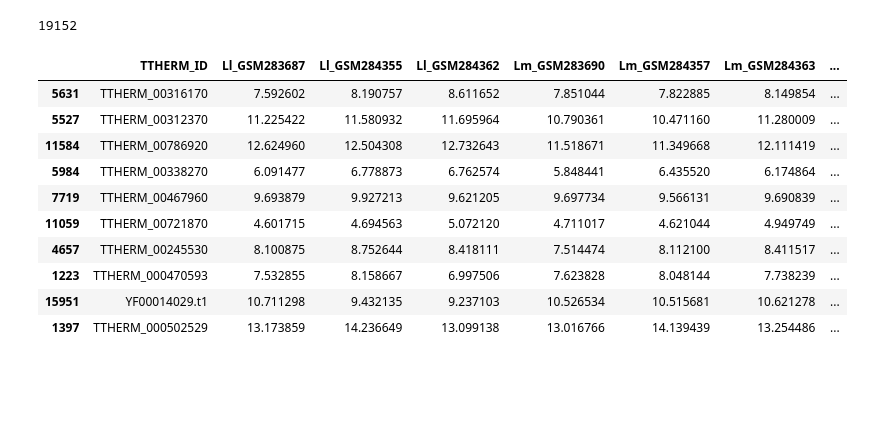
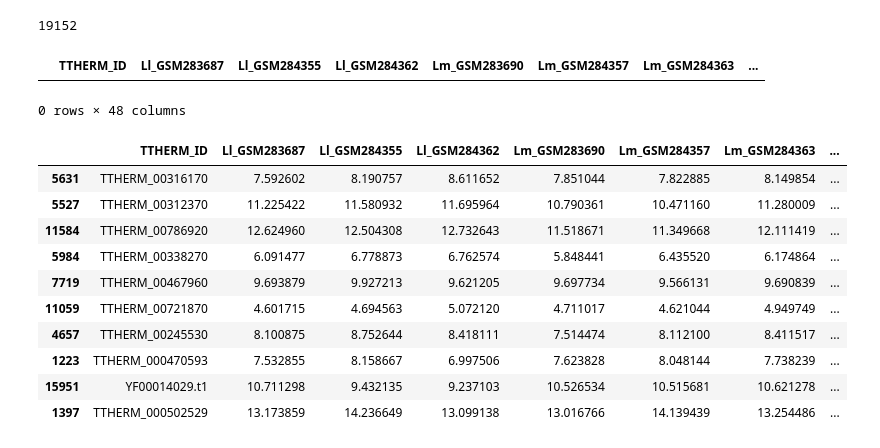
Before and after one commit to ltsypin/TGNE-2022, a Jupyter notebook: TGNE/embedding/all.ipynb, the cells around one changed output. Drawn from its saved outputs; the diff is of its cells as text; code cells hidden in the pictures; blank space fills up the shorter version.

```diff
--- a/TGNE/embedding/all.ipynb
+++ b/TGNE/embedding/all.ipynb
@@ -15,6 +15,13 @@ num_genes = full_filtered_df.shape[0]
 num_genes
 # %% [output]
 19152
+# %%
+ndf = microarray_utils.normalize_expression_per_gene(full_filtered_df, z=True)
+# %%
+ndf[ndf.isna().any(axis=1)]
+# %% [output]
+|  | TTHERM_ID | Ll_GSM283687 | Ll_GSM284355 | Ll_GSM284362 | Lm_GSM283690 | Lm_GSM284357 | Lm_GSM284363 | ... |
+0 rows × 48 columns
 # %%
 full_filtered_df.sample(10)
 # %% [output]
```
Also changed, not shown: parts of 1 cell of this notebook, 11 other files.
